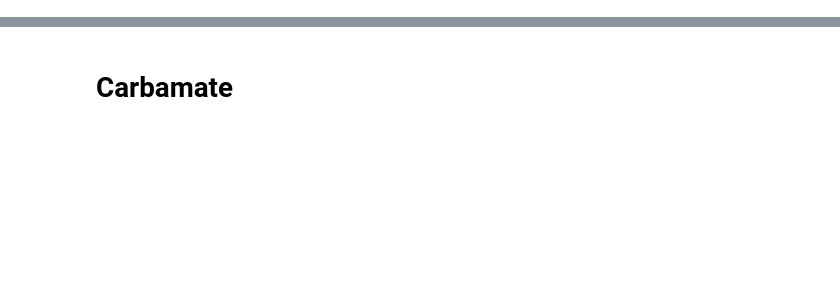
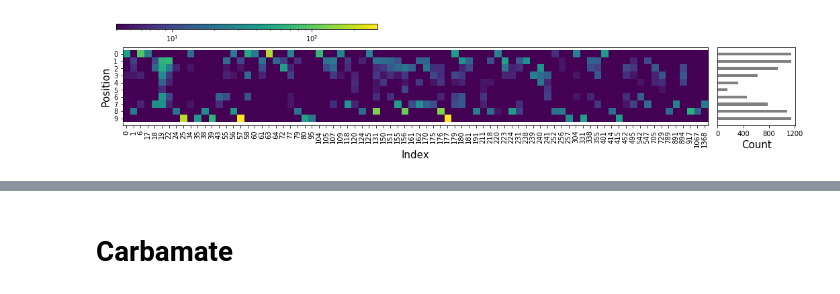
Before and after one commit to ghutchis/molecular-entropies, a Jupyter notebook: notebook/Foldability.ipynb, the cells around one changed output, grey strips where cells are left out. Saved outputs shown, nothing was run; the diff lists cells and outputs as text; code cells hidden in the pictures; blank space fills up the shorter version.

```diff
--- a/notebook/Foldability.ipynb
+++ b/notebook/Foldability.ipynb
@@ -7,0 +110,25 @@ import seaborn as sns
+# %%
+# Carbonyl (carbon not in a ring)
+type_1_mat = GetJunctionMatrix(hbonddata,1)
+# We select frequently observed features only (not showing the full matrix)
+type_1_mat_submatrix = type_1_mat[type_1_mat.sum(axis=1)>=20]
+
+fig = plt.figure(figsize=(18,2.15))
+gs = gridspec.GridSpec(nrows=1, ncols=8, wspace=0.1, hspace=0.1)
+ax0_joint = fig.add_subplot(gs[0,0:7])
+ax0_marg_x = fig.add_subplot(gs[0,7],sharey=ax0_joint)
+hm = ax0_joint.imshow(np.transpose(type_1_mat_submatrix+1), interpolation="nearest",norm=LogNorm(vmin=4, vmax=np.max(type_1_mat_submatrix)))
+cbaxes = fig.add_axes([0.12, 1.05,0.3,0.05])
+cb = plt.colorbar(hm, cax = cbaxes,orientation="horizontal")
+ax0_joint.set_xticks(np.arange(0,type_1_mat_submatrix.shape[0]))
+ax0_joint.set_xticklabels(np.where(type_1_mat.sum(axis=1)>=20)[0],fontsize=10,rotation=90)
+ax0_joint.set_yticks(np.arange(10))
+ax0_marg_x.get_yaxis().set_visible(False)
+ax0_marg_x.barh(list(range(10)),type_1_mat.sum(axis=0),height=0.4, color="grey")
+ax0_marg_x.set_xticks(np.arange(0,1201,400))
+ax0_marg_x.set_xlabel("Count",size=15)
+ax0_joint.set_xlabel("Index", fontsize=15)
+ax0_joint.set_ylabel("Position",size=15)
+plt.show()
+# %% [output]
+[figure, added]
```
Also changed, not shown: parts of 60 cells of this notebook, 2 other files.
